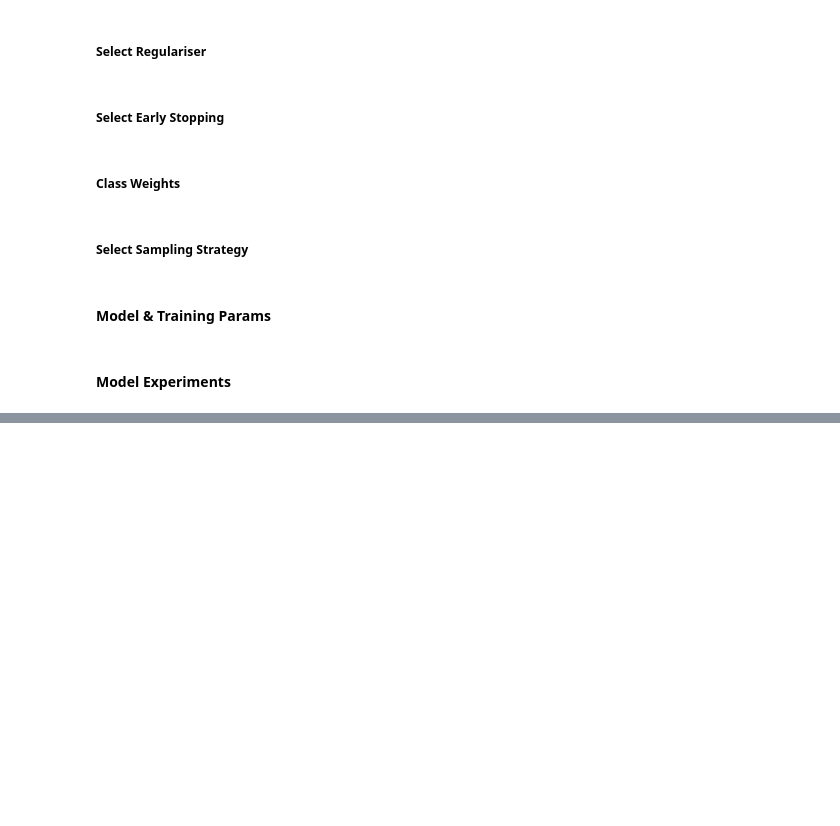
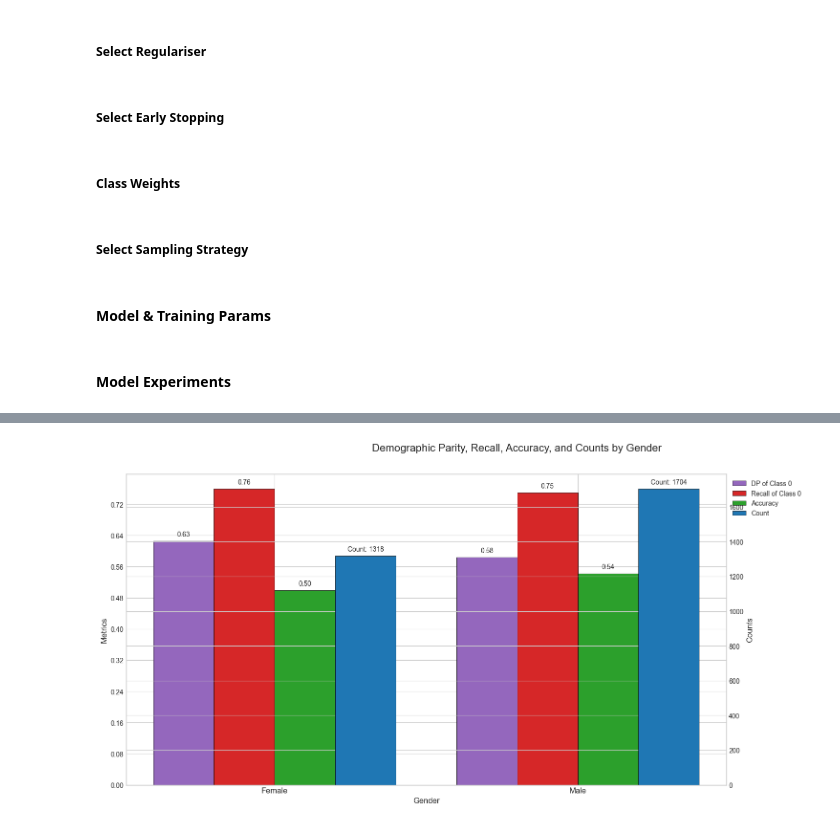
Before and after one commit to wdemichele/COMP90089-VAP-Diagnosis, a Jupyter notebook: HAI_Supervised_Learning.ipynb, the cells around one changed output, grey strips where cells are left out. Drawn from its saved outputs; the diff is of its cells as text; code cells hidden in the pictures; blank space fills up the shorter version.

```diff
--- a/HAI_Supervised_Learning.ipynb
+++ b/HAI_Supervised_Learning.ipynb
@@ -1228,0 +1110,13 @@ NameError: name 'tf' is not defined
+# %%
+from lime import lime_tabular
+
+feature_names = X_reduced.columns.tolist()
+
+
+# Create a LimeTabularExplainer object
+explainer = lime_tabular.LimeTabularExplainer(
+    training_data=np.array(X_train),
+    mode="classification",
+    training_labels=y_train,
+    feature_names=list(feature_names),
+)
@@ -1228,0 +1357,80 @@ NameError: name 'tf' is not defined
+# %%
+import matplotlib.pyplot as plt
+from sklearn.metrics import recall_score, accuracy_score
+from matplotlib.ticker import MaxNLocator
+
+
+# Compute Recall and Accuracy for each gender group
+recall_F = recall_score(y_test[indices_F], y_pred_F, pos_label=0)
+recall_M = recall_score(y_test[indices_M], y_pred_M, pos_label=0)
+
+accuracy_F = accuracy_score(y_test[indices_F], y_pred_F)
+accuracy_M = accuracy_score(y_test[indices_M], y_pred_M)
+
+# Counts
+count_F = len(y_pred_F)
+count_M = len(y_pred_M)
+
+# Dictionary for each metric
+recall_gender_dict = {'Female': recall_F, 'Male': recall_M}
+accuracy_gender_dict = {'Female': accuracy_F, 'Male': accuracy_M}
+count_gender_dict = {'Female': count_F, 'Male': count_M}
+dp_gender_dict = {'Female': dp_F, 'Male': dp_M}
+
+# Labels and values
+labels = list(recall_gender_dict.keys())
+recall_values = list(recall_gender_dict.values())
+accuracy_values = list(accuracy_gender_dict.values())
+counts = list(count_gender_dict.values())
+dp_values = list(dp_gender_dict.values())
+
+x = np.arange(len(labels))
+width = 0.2  # Width of the bars
+
+fig, ax1 = plt.subplots(figsize=(18, 8))
+fig.suptitle('Demographic Parity, Recall, Accuracy, and Counts by Gender', fontsize=16)
+plt.style.use('seaborn-whitegrid')
+
+# Customised Bar Colours
+colours = ['tab:purple', 'tab:red', 'tab:green', 'tab:blue']
+
+# Bars
+ax1.bar(x - 1.5 * width, dp_values, width, label='DP of Class 0', color=colours[0], edgecolor='black')
+ax1.bar(x - 0.5 * width, recall_values, width, label='Recall of Class 0', color=colours[1], edgecolor='black')
+ax1.bar(x + 0.5 * width, accuracy_values, width, label='Accuracy', color=colours[2], edgecolor='black')
+
+# Count bars and settings
+ax2 = ax1.twinx()
+count_bars = ax2.bar(x + 1.5 * width, counts, width, label='Count', color=colours[3], edgecolor='black')
+ax2.set_ylabel('Counts', fontsize=12)
+ax2.tick_params(axis='y', labelsize=10)
+
+# Add text labels above bars
+for i, rect in enumerate(ax1.patches):
+    height = rect.get_height()
+    ax1.annotate(f'{height:.2f}', xy=(rect.get_x() + rect.get_width() / 2, height),
+                 xytext=(0, 5), textcoords='offset points', ha='center', va='bottom', fontsize=10)
+
+# Text labels for counts
+for i, rect in enumerate(count_bars):
+    height = rect.get_height()
+    ax2.annotate(f'Count: {counts[i]}', xy=(rect.get_x() + rect.get_width() / 2, height),
+                 xytext=(0, 5), textcoords='offset points', ha='center', va='bottom', fontsize=10)
+
+# General settings
+ax1.set_xticks(x)
+ax1.set_xticklabels(labels, fontsize=12)
+ax1.set_xlabel('Gender', fontsize=12)
+ax1.set_ylabel('Metrics', fontsize=12)
+ax1.tick_params(axis='y', labelsize=10)
+ax1.yaxis.set_major_locator(MaxNLocator(integer=True))
+ax2.yaxis.set_major_locator(MaxNLocator(integer=True))
+
+# Legends: Move it outside of plot area
+lines, labels = ax1.get_legend_handles_labels()
+lines2, labels2 = ax2.get_legend_handles_labels()
+ax2.legend(lines + lines2, labels + labels2, loc='upper left', bbox_to_anchor=(1, 1), fontsize=10)
+
+plt.tight_layout(rect=[0, 0, 0.85, 1])  # Adjust layout to make room for the legend
+plt.show()
+# %% [output]
@@ -1228,0 +1438 @@ NameError: name 'tf' is not defined
+[figure, added]
```
Also changed, not shown: parts of 43 cells of this notebook, 8 other files.
